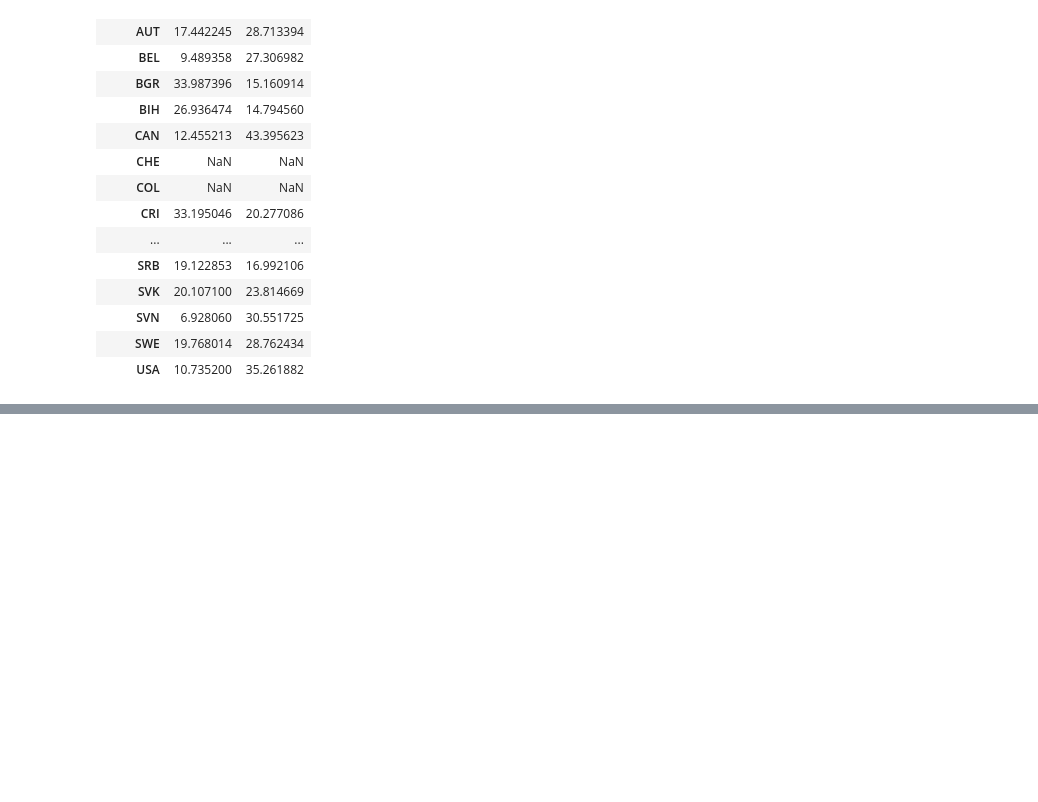
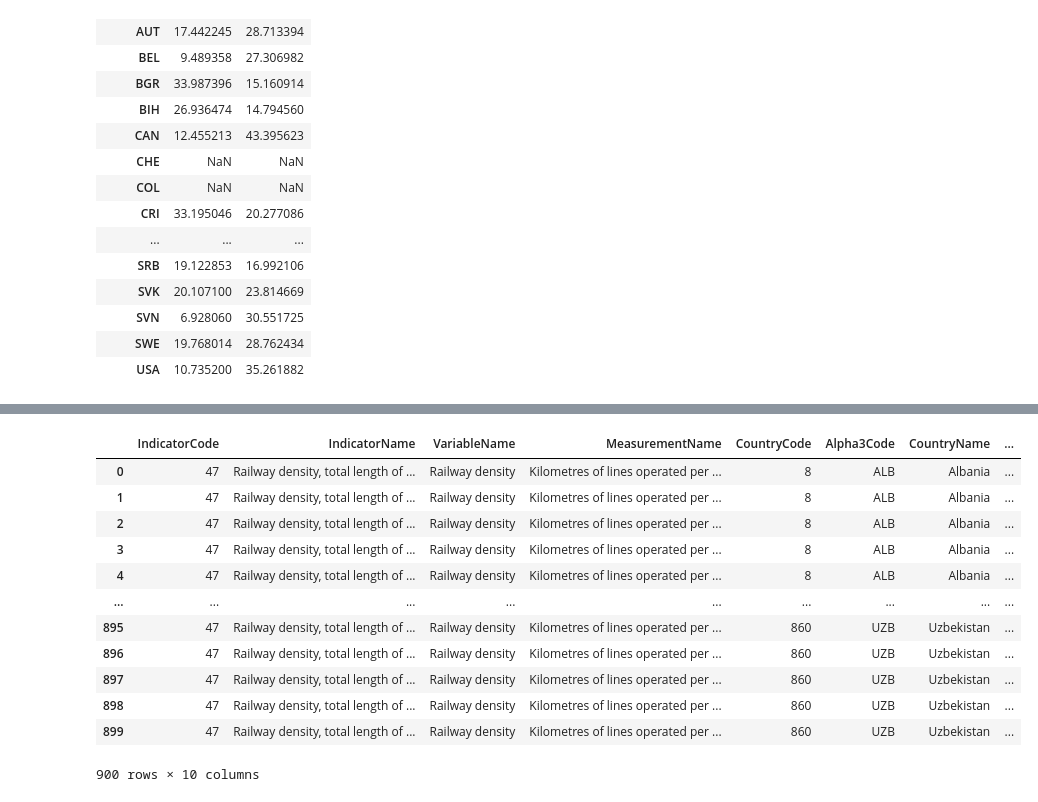
Before and after one commit to AncientAbacus/Public-Transport, a Jupyter notebook: Travel_Cost.ipynb, the cells around one changed output, grey strips where cells are left out. Cells and saved outputs as stored; diff of their text form; code cells hidden in the pictures; blank space fills up the shorter version.

```diff
--- a/Travel_Cost.ipynb
+++ b/Travel_Cost.ipynb
@@ -121,0 +139,23 @@ plt.show()
+# %%
+# model that shows most influential elements that leads to private transportation rather than public
+# Data:
+gdp_df = pd.read_csv('data/gdp_per_capita.csv')
+railway_density_df = pd.read_csv('data/railway_density.csv')
+# %%
+railway_density_df = railway_density_df.replace('..', np.nan)
+railway_density_df
+railway_density_df#.groupby('CountryName').mean()
+# %% [output]
+|  | IndicatorCode | IndicatorName | VariableName | MeasurementName | CountryCode | Alpha3Code | CountryName | ... |
+| 0 | 47 | Railway density, total length of ... | Railway density | Kilometres of lines operated per ... | 8 | ALB | Albania | ... |
+| 1 | 47 | Railway density, total length of ... | Railway density | Kilometres of lines operated per ... | 8 | ALB | Albania | ... |
+| 2 | 47 | Railway density, total length of ... | Railway density | Kilometres of lines operated per ... | 8 | ALB | Albania | ... |
+| 3 | 47 | Railway density, total length of ... | Railway density | Kilometres of lines operated per ... | 8 | ALB | Albania | ... |
+| 4 | 47 | Railway density, total length of ... | Railway density | Kilometres of lines operated per ... | 8 | ALB | Albania | ... |
+| ... | ... | ... | ... | ... | ... | ... | ... | ... |
+| 895 | 47 | Railway density, total length of ... | Railway density | Kilometres of lines operated per ... | 860 | UZB | Uzbekistan | ... |
+| 896 | 47 | Railway density, total length of ... | Railway density | Kilometres of lines operated per ... | 860 | UZB | Uzbekistan | ... |
+| 897 | 47 | Railway density, total length of ... | Railway density | Kilometres of lines operated per ... | 860 | UZB | Uzbekistan | ... |
+| 898 | 47 | Railway density, total length of ... | Railway density | Kilometres of lines operated per ... | 860 | UZB | Uzbekistan | ... |
+| 899 | 47 | Railway density, total length of ... | Railway density | Kilometres of lines operated per ... | 860 | UZB | Uzbekistan | ... |
+900 rows × 10 columns
```
Also changed, not shown: parts of 5 cells of this notebook, 1 other file.
